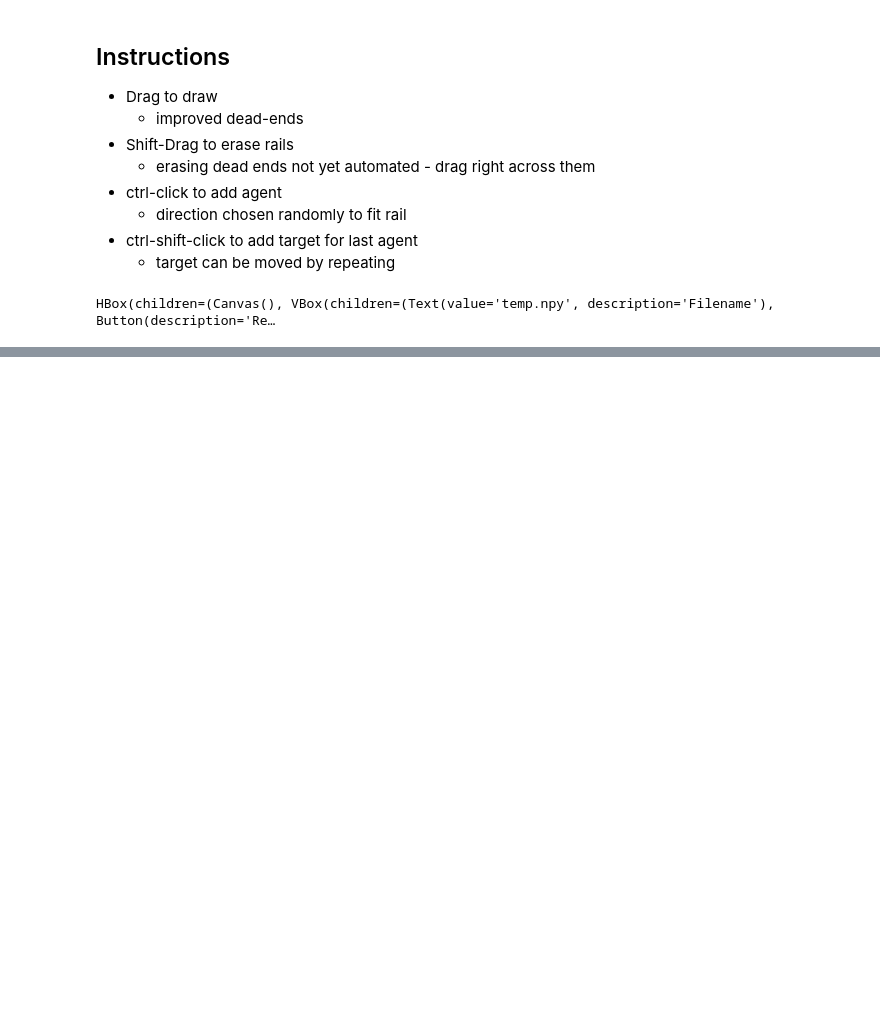
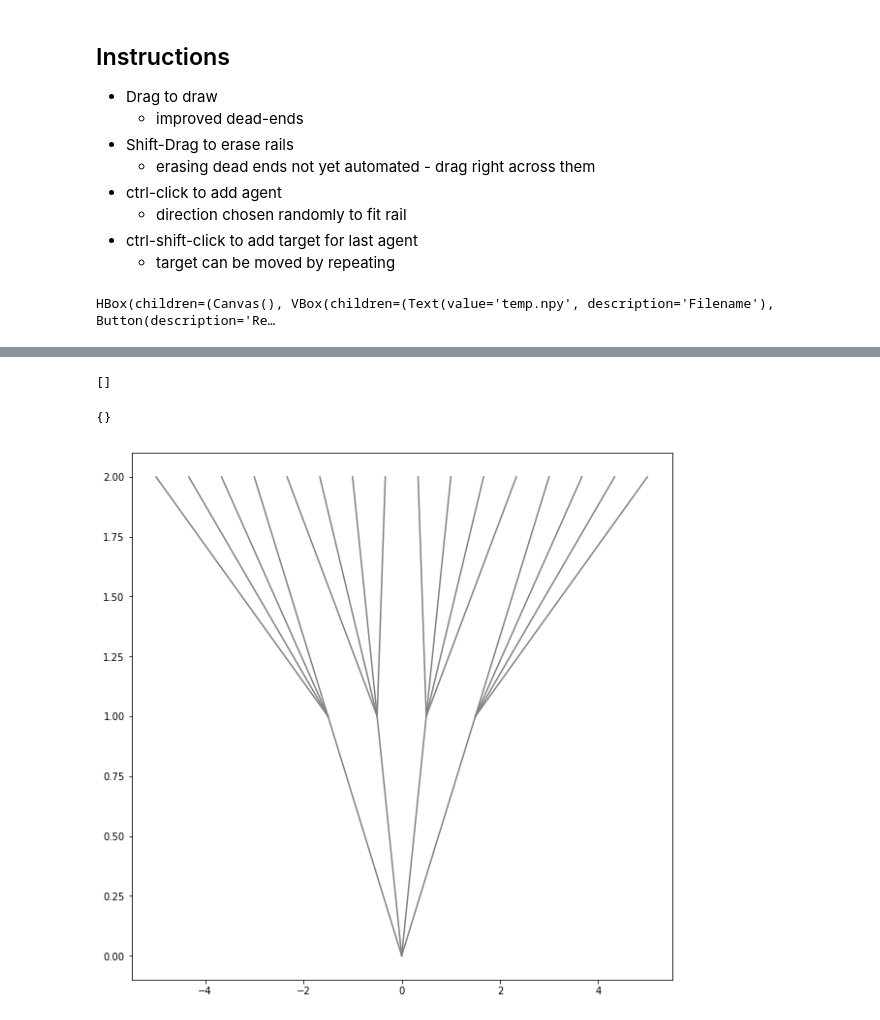
Before and after one commit to flatland-association/flatland-rl, a Jupyter notebook: notebooks/Editor2.ipynb, the cells around one changed output, grey strips where cells are left out. Saved outputs shown, nothing was run; the diff lists cells and outputs as text; code cells hidden in the pictures; blank space fills up the shorter version.

Commit message:
improvements to editor2.ipynb

```diff
--- a/notebooks/Editor2.ipynb
+++ b/notebooks/Editor2.ipynb
@@ -35,3 +38,64 @@ mvc.view.wOutput.clear_output()
 mvc.view.wOutput
 # %% [output]
 [interactive output not drawn]
+# %%
+mvc.editor.env.get_agent_handles()
+# %% [output]
+[]
+# %%
+mvc.editor.env._get_observations()
+# %% [output]
+{}
+# %%
+import matplotlib.pyplot as plt
+plt.figure(figsize=(10,10))
+#ipv.view(0, 90, 1)
+nBranchFactor = 4
+
+# A point in xyz representing the root node
+gP0 = array([[0,0,0]]).T
+nDepth = 3
+
+# iterate over layers / depths:
+for i in range(nDepth):
+    nDepthNodes = nBranchFactor**i   # number of nodes at this depth
+    rScale = nBranchFactor ** (nDepth - i)
+    rShrinkDepth = 1/(i+1)    # shrink the horizontal scale as we go deeper
+
+    # x,y,z coords for the nodes
+    gX1 = np.linspace(-(nDepthNodes-1), (nDepthNodes-1), nDepthNodes) * rShrinkDepth
+    gY1 = np.ones((nDepthNodes)) * i
+    gZ1 = np.zeros((nDepthNodes))
+
+    #ipv.scatter(gX1, gZ1, -gY1, marker="sphere")
+
+    #gP0rep = np.repeat(gP0, nBranchFactor, axis=1)
+
+    # All the new points
+    gP1 = array([gX1, gY1, gZ1])
+
+    # The points from both the previous depth and this one
+    gP01 = np.append(gP0, gP1, axis=1)
+
+    if nDepthNodes > 1:
+        nDepthNodesPrev = nDepthNodes / nBranchFactor
+        giP0 = np.repeat(np.arange(nDepthNodesPrev), nBranchFactor)
+        giP1 = np.arange(0, nDepthNodes) + nDepthNodesPrev
+        giLinePoints = np.stack([giP0, giP1]).ravel("F")
+        #print(gP01[:,:10])
+        #print(giLinePoints)
+        for iLine in range(0, len(giLinePoints), 2):
+            iP0 = int(giLinePoints[iLine])
+            iP1 = int(giLinePoints[iLine+1])
+            p0 = [ gP01[0, iP0], gP01[1, iP0] ]
+            p1 = [ gP01[0, iP1], gP01[1, iP1] ]
+
+            gLine = array([p0, p1]).T
+            #print(p0, p1, gLine)
+            #plt.plot(gP01[0], gP01[2], -gP01[1], lines=giLinePoints, color="gray")
+            plt.plot(*gLine, color="gray")
+            #ipv.plot(gP01[0], gP01[2], -gP01[1], lines=giLinePoints)
+
+    gP0 = array([gX1, gY1, gZ1])
+# %% [output]
+[figure, added]
```
Also changed, not shown: parts of 3 cells of this notebook, 8 other files.
